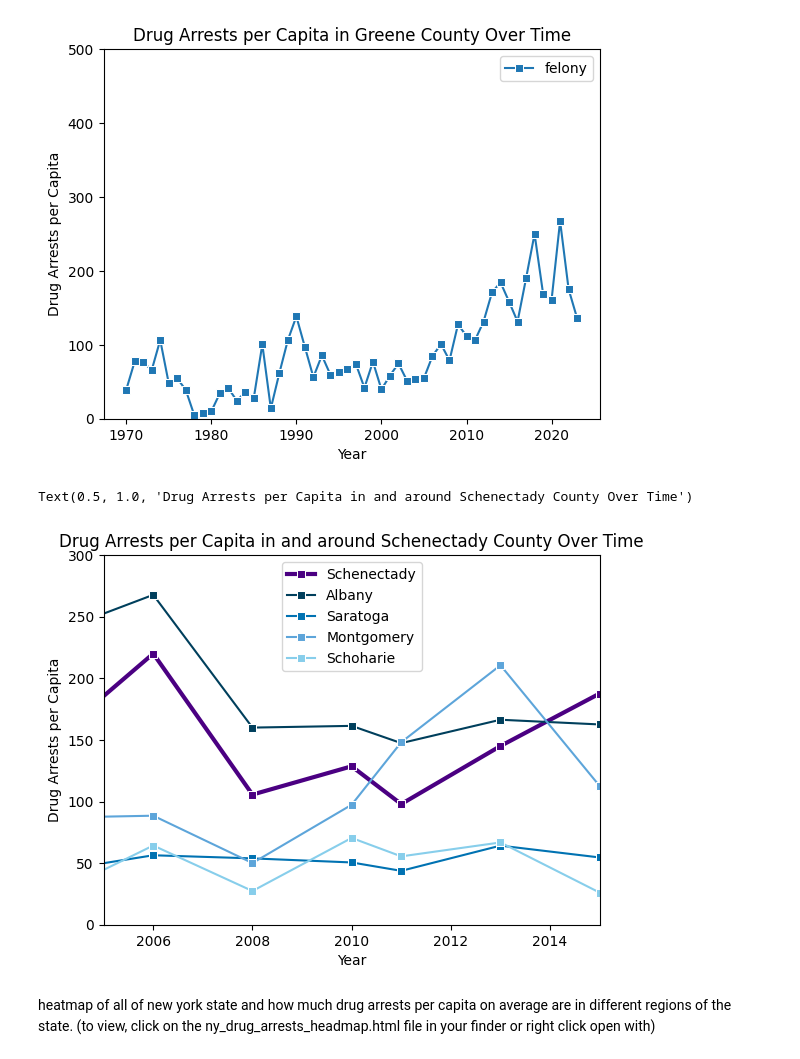
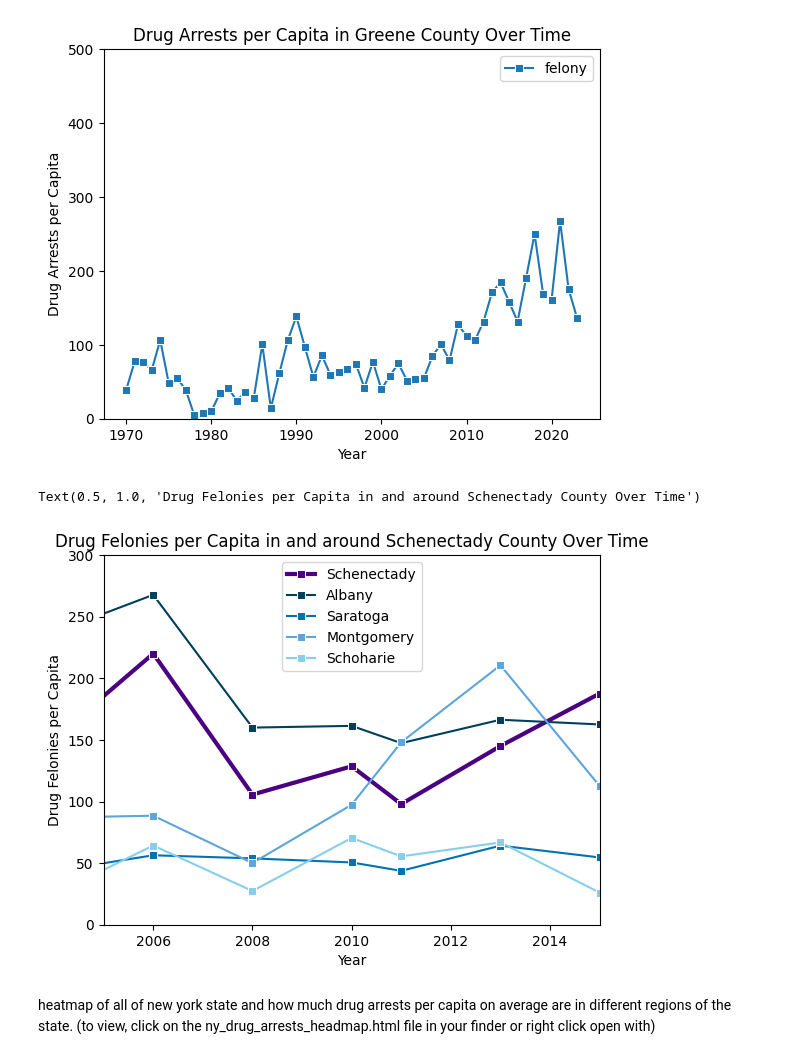
Before and after one commit to dorazzhang/cdj_crime, a Jupyter notebook: data.ipynb, the cells around one changed output. Saved outputs shown, nothing was run; the diff lists cells and outputs as text; code cells hidden in the pictures.

Commit message:
fixed typo in line graphs

```diff
--- a/data.ipynb
+++ b/data.ipynb
@@ -236,24 +236,24 @@ plt.show
 # %%
 sns.lineplot(schenectady.iloc[::2], x='year', y='felonyPerCapita',
              marker='s', label='Schenectady', color='#4B0082', linewidth=3)
 sns.lineplot(albany.iloc[::2], x='year', y='felonyPerCapita',
              marker='s', label='Albany', color='#003f5c')
 sns.lineplot(saratoga.iloc[::2], x='year', y='felonyPerCapita',
              marker='s', label='Saratoga', color='#0072B2')
 sns.lineplot(montgomery.iloc[::2], x='year', y='felonyPerCapita',
              marker='s', label='Montgomery', color='#5DA5DA')
 sns.lineplot(schoharie.iloc[::2], x='year', y='felonyPerCapita',
              marker='s', label='Schoharie', color='#87CEEB')
 
 
 plt.ylim(0, 300)
 plt.xlim(2005, 2015)
 plt.xlabel('Year')
-plt.ylabel('Drug Arrests per Capita')
-plt.title('Drug Arrests per Capita in and around Schenectady County Over Time')
+plt.ylabel('Drug Felonies per Capita')
+plt.title('Drug Felonies per Capita in and around Schenectady County Over Time')
 # %% [output]
-Text(0.5, 1.0, 'Drug Arrests per Capita in and around Schenectady County Over Time')
+Text(0.5, 1.0, 'Drug Felonies per Capita in and around Schenectady County Over Time')
-[figure, old version]
+[figure, new version]
 # %%
 ny_data = duckdb.sql("""
     SELECT county, SUM(felonyPerCapita) / COUNT(DISTINCT year) AS avg_felonies, SUM(misdemeanorPerCapita) / COUNT(DISTINCT year) AS avg_misdemeanors
```
Also changed, not shown: parts of 2 cells of this notebook, 8 other files.
